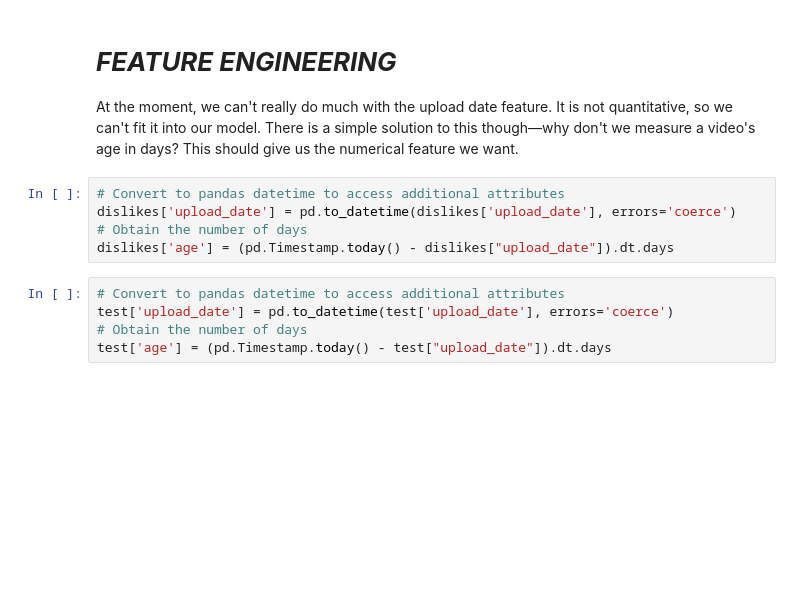
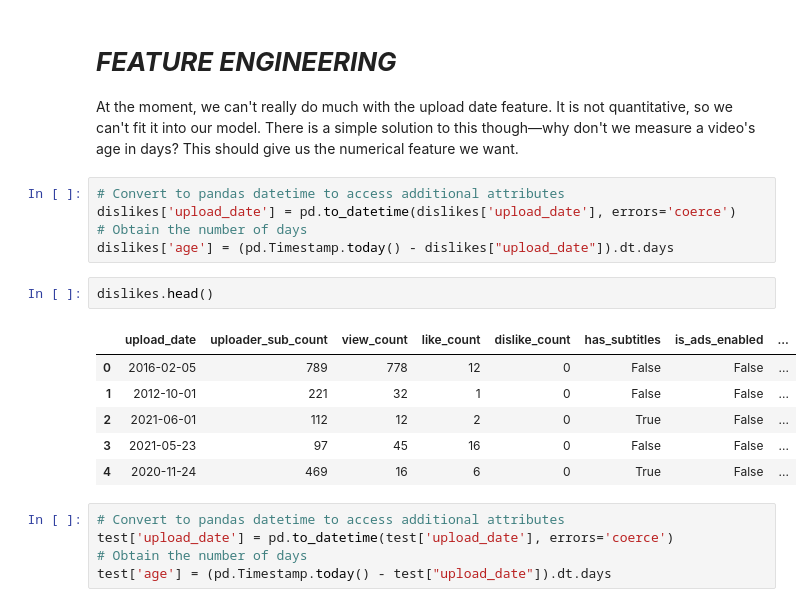
Before and after one commit to AdamPSU/Dislike-Forecast, a Jupyter notebook: dislike-forecast.ipynb, the cells around one changed output. Drawn from its saved outputs; the diff is of its cells as text; blank space fills up the shorter version.

```diff
--- a/dislike-forecast.ipynb
+++ b/dislike-forecast.ipynb
@@ -123,6 +124,15 @@ At the moment, we can't really do much with the upload date feature. It is not q
 dislikes['upload_date'] = pd.to_datetime(dislikes['upload_date'], errors='coerce')
 # Obtain the number of days
 dislikes['age'] = (pd.Timestamp.today() - dislikes["upload_date"]).dt.days
+# %%
+dislikes.head()
+# %% [output]
+|  | upload_date | uploader_sub_count | view_count | like_count | dislike_count | has_subtitles | is_ads_enabled | ... |
+| 0 | 2016-02-05 | 789 | 778 | 12 | 0 | False | False | ... |
+| 1 | 2012-10-01 | 221 | 32 | 1 | 0 | False | False | ... |
+| 2 | 2021-06-01 | 112 | 12 | 2 | 0 | True | False | ... |
+| 3 | 2021-05-23 | 97 | 45 | 16 | 0 | False | False | ... |
+| 4 | 2020-11-24 | 469 | 16 | 6 | 0 | True | False | ... |
 # %%
 # Convert to pandas datetime to access additional attributes
 test['upload_date'] = pd.to_datetime(test['upload_date'], errors='coerce')
```
Also changed, not shown: parts of 10 cells of this notebook.
